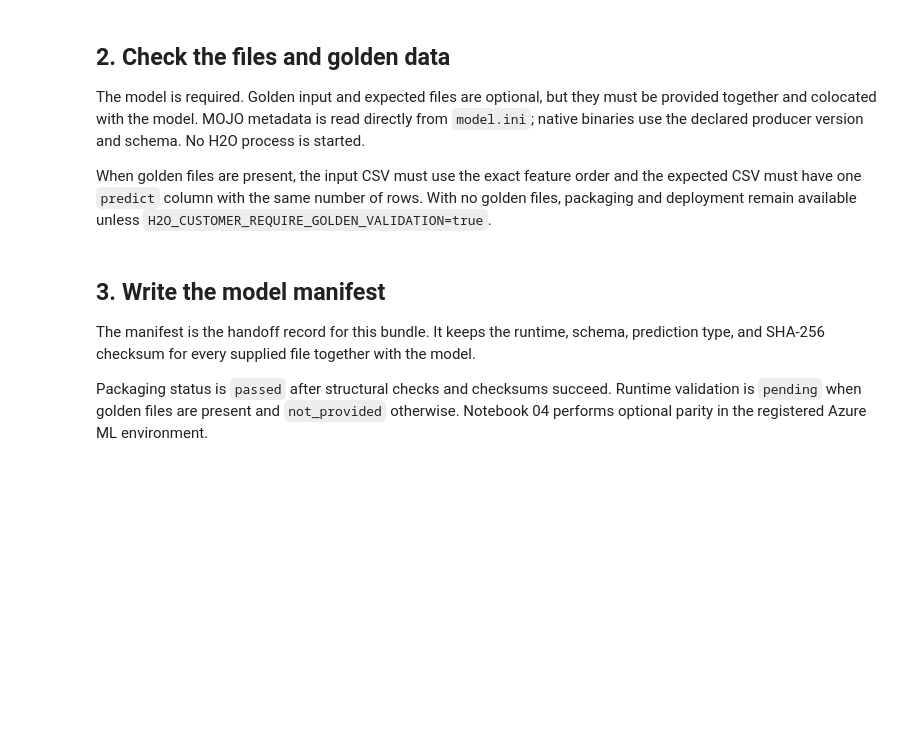
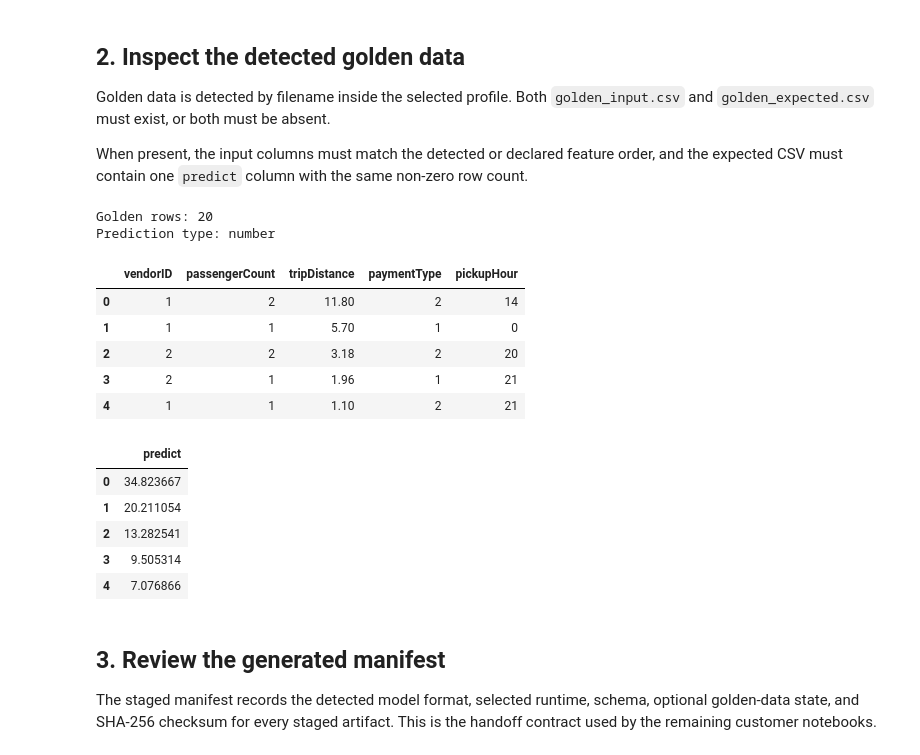
Before and after one commit to jomedinagomez/MLOPs-AzureML, a Jupyter notebook: workshop/notebooks/04_h2o_customer/01_package_and_validate_model.ipynb, the cells around one changed output. Cells and saved outputs as stored; diff of their text form; code cells hidden in the pictures; blank space fills up the shorter version.

Commit message:
feat(workshop): add selectable H2O customer profiles

```diff
--- a/workshop/notebooks/04_h2o_customer/01_package_and_validate_model.ipynb
+++ b/workshop/notebooks/04_h2o_customer/01_package_and_validate_model.ipynb
@@ -21,4 +17,6 @@ We identify the model format automatically, inspect `model.ini` for MOJOs, valid
 
 **Source:** Adapted from this repository's H2O reference and onboarding notebooks.
+# %%
+CUSTOMER_MODEL_PROFILE = "binary"
 # %%
 from pathlib import Path
@@ -233,41 +175,36 @@ FileNotFoundError: Customer model not found: /home/azureuser/MLOPs-AzureML-works
 # %% [markdown]
-## 2. Check the files and golden data
+## 2. Inspect the detected golden data
 
-The model is required. Golden input and expected files are optional, but they must be provided together and colocated with the model. MOJO metadata is read directly from `model.ini`; native binaries use the declared producer version and schema. No H2O process is started.
+Golden data is detected by filename inside the selected profile. Both `golden_input.csv` and `golden_expected.csv` must exist, or both must be absent.
 
-When golden files are present, the input CSV must use the exact feature order and the expected CSV must have one `predict` column with the same number of rows. With no golden files, packaging and deployment remain available unless `H2O_CUSTOMER_REQUIRE_GOLDEN_VALIDATION=true`.
+When present, the input columns must match the detected or declared feature order, and the expected CSV must contain one `predict` column with the same non-zero row count.
 # %%
-golden_input = None
-golden_expected = None
-prediction_type = None
 if GOLDEN_PROVIDED:
-    for path in (GOLDEN_INPUT_PATH, GOLDEN_EXPECTED_PATH):
-        if not path.is_file():
-            raise FileNotFoundError(f"Customer golden input not found: {path}")
-        if path.parent != BUNDLE_DIR:
-            raise ValueError("The model and golden files must be colocated")
-
     golden_input = pd.read_csv(GOLDEN_INPUT_PATH)
     golden_expected = pd.read_csv(GOLDEN_EXPECTED_PATH)
-    if list(golden_input.columns) != FEATURES:
-        raise ValueError(f"Golden input columns must be ordered as: {FEATURES}")
-    if list(golden_expected.columns) != ["predict"]:
-        raise ValueError("Golden expected must contain one column named 'predict'")
-    if golden_input.empty or len(golden_expected) != len(golden_input):
-        raise ValueError("Golden files must contain the same non-zero row count")
-
-    expected_numeric = pd.to_numeric(golden_expected["predict"], errors="coerce")
-    prediction_type = "number" if expected_numeric.notna().all() else "string"
     print(f"Golden rows: {len(golden_input)}")
-    print(f"Prediction type: {prediction_type}")
+    print(f"Prediction type: {manifest['prediction_type']}")
     display(golden_input.head())
     display(golden_expected.head())
 else:
-    print("Golden data is not provided; runtime parity will be skipped.")
+    print("Golden data was not found; runtime parity will be skipped.")
+# %% [output]
+Golden rows: 20
+Prediction type: number
+|  | vendorID | passengerCount | tripDistance | paymentType | pickupHour |
+| 0 | 1 | 2 | 11.80 | 2 | 14 |
+| 1 | 1 | 1 | 5.70 | 1 | 0 |
+| 2 | 2 | 2 | 3.18 | 2 | 20 |
+| 3 | 2 | 1 | 1.96 | 1 | 21 |
+| 4 | 1 | 1 | 1.10 | 2 | 21 |
+|  | predict |
+| 0 | 34.823667 |
+| 1 | 20.211054 |
+| 2 | 13.282541 |
+| 3 | 9.505314 |
+| 4 | 7.076866 |
 # %% [markdown]
-## 3. Write the model manifest
+## 3. Review the generated manifest
 
-The manifest is the handoff record for this bundle. It keeps the runtime, schema, prediction type, and SHA-256 checksum for every supplied file together with the model.
-
-Packaging status is `passed` after structural checks and checksums succeed. Runtime validation is `pending` when golden files are present and `not_provided` otherwise. Notebook 04 performs optional parity in the registered Azure ML environment.
+The staged manifest records the detected model format, selected runtime, schema, optional golden-data state, and SHA-256 checksum for every staged artifact. This is the handoff contract used by the remaining customer notebooks.
 # %%
```
Also changed, not shown: parts of 10 cells of this notebook, 18 other files.
